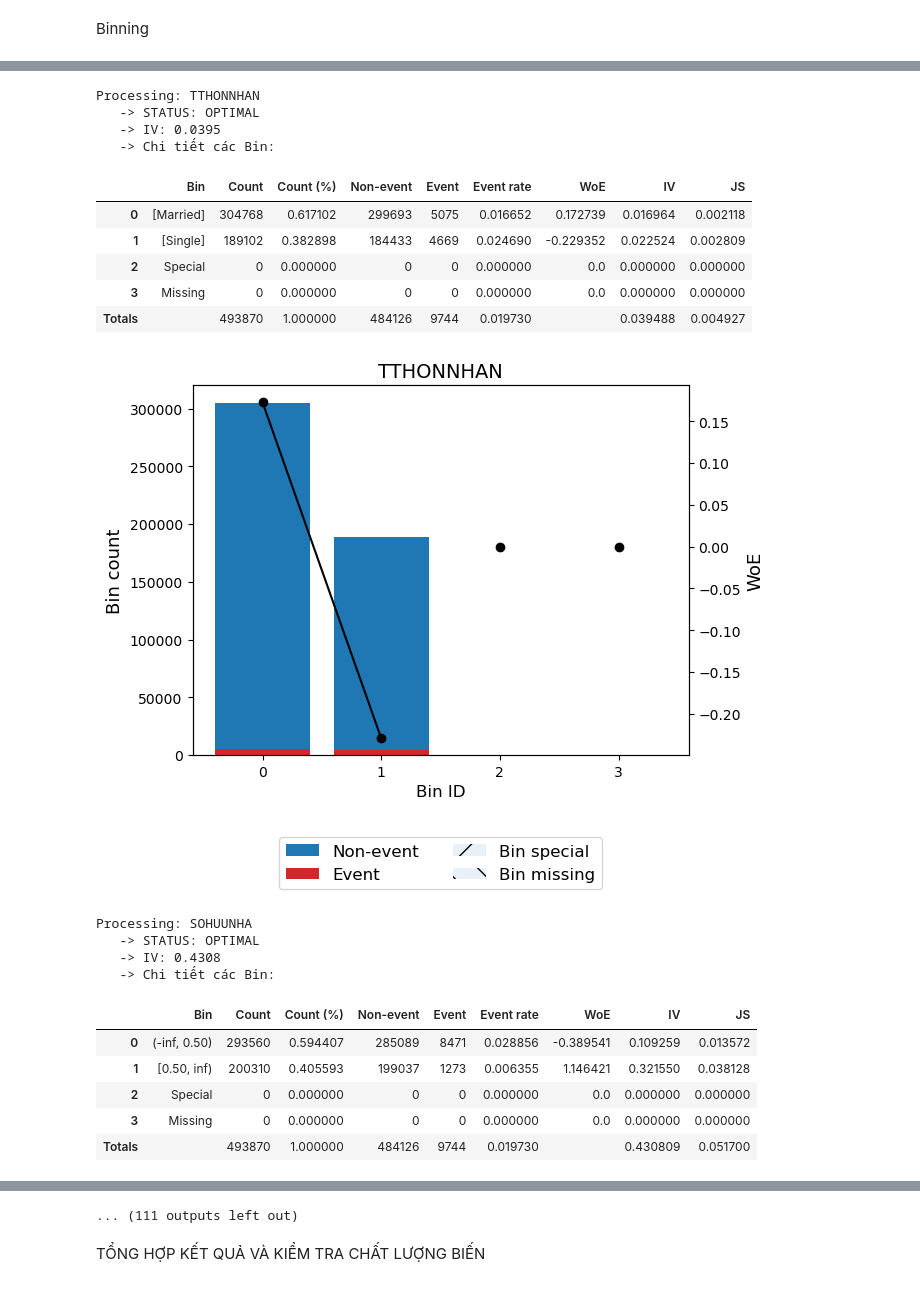
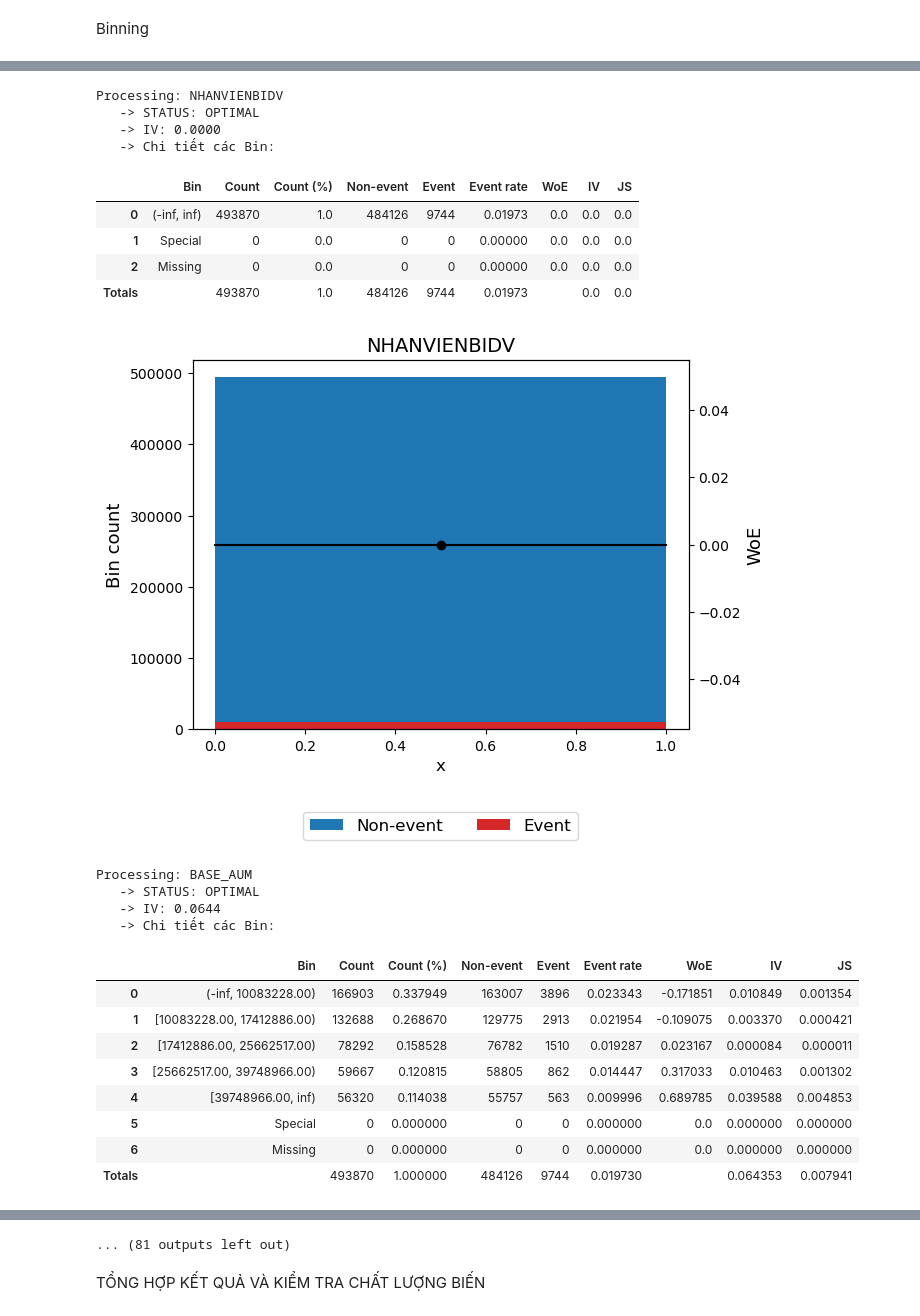
Before and after one commit to ToanNguyn/Khoa-luan, a Jupyter notebook: Log reg/seg1_model.ipynb, the cells around one changed output, grey strips where cells are left out. Cells and saved outputs as stored; diff of their text form; code cells hidden in the pictures.

```diff
--- a/Log reg/seg1_model.ipynb
+++ b/Log reg/seg1_model.ipynb
@@ -24,14 +25,12 @@ train[target_col] = train[target_col].astype(int)
 Binning
 # %%
 forced_cat_cols = [
-    "C_GIOITINH", "TTHONNHAN", "PURCOD_MAX", "PURCOD_MIN",
-    "OCCUPATION_TYPE", "TRINHDO", "MAX_NHOMNOCIC"
+    "C_GIOITINH", "TTHONNHAN", "PURCOD_MAX",
+    "OCCUPATION_TYPE", "MAX_NHOMNOCIC"
 ]
 
 exclude_cols = [
-    "SEGMENT", "SAMPLE_TYPE", "SOCIF", "year",
-    "bad_current", "CASE_ID", target_col,
-    "SNAPSHOT_DATE", "CURE_DATE"
+    "SEGMENT", "SAMPLE_TYPE", target_col
 ]
 
 candidates = [c for c in train.columns if c not in exclude_cols]
@@ -74,7 +73,7 @@ for feature in candidates:
         optb = OptimalBinning(
             name=feature,
             dtype=dtype_input,
-            solver="cp",
+            solver="mip",
             monotonic_trend='auto_asc_desc',
             max_n_bins=5,
             prebinning_method='cart',
@@ -157,21 +155,23 @@ Processing: TRINHDO
-Processing: TTHONNHAN
+Processing: NHANVIENBIDV
    -> STATUS: OPTIMAL
-   -> IV: 0.0395
+   -> IV: 0.0000
    -> Chi tiết các Bin:
 |  | Bin | Count | Count (%) | Non-event | Event | Event rate | WoE | IV | JS |
-| 0 | [Married] | 304768 | 0.617102 | 299693 | 5075 | 0.016652 | 0.172739 | 0.016964 | 0.002118 |
-| 1 | [Single] | 189102 | 0.382898 | 184433 | 4669 | 0.024690 | -0.229352 | 0.022524 | 0.002809 |
-| 2 | Special | 0 | 0.000000 | 0 | 0 | 0.000000 | 0.0 | 0.000000 | 0.000000 |
-| 3 | Missing | 0 | 0.000000 | 0 | 0 | 0.000000 | 0.0 | 0.000000 | 0.000000 |
-| Totals |  | 493870 | 1.000000 | 484126 | 9744 | 0.019730 |  | 0.039488 | 0.004927 |
+| 0 | (-inf, inf) | 493870 | 1.0 | 484126 | 9744 | 0.01973 | 0.0 | 0.0 | 0.0 |
+| 1 | Special | 0 | 0.0 | 0 | 0 | 0.00000 | 0.0 | 0.0 | 0.0 |
+| 2 | Missing | 0 | 0.0 | 0 | 0 | 0.00000 | 0.0 | 0.0 | 0.0 |
+| Totals |  | 493870 | 1.0 | 484126 | 9744 | 0.01973 |  | 0.0 | 0.0 |
-[figure, old version]
+[figure, new version]
-Processing: SOHUUNHA
+Processing: BASE_AUM
    -> STATUS: OPTIMAL
-   -> IV: 0.4308
+   -> IV: 0.0644
    -> Chi tiết các Bin:
 |  | Bin | Count | Count (%) | Non-event | Event | Event rate | WoE | IV | JS |
-| 0 | (-inf, 0.50) | 293560 | 0.594407 | 285089 | 8471 | 0.028856 | -0.389541 | 0.109259 | 0.013572 |
-| 1 | [0.50, inf) | 200310 | 0.405593 | 199037 | 1273 | 0.006355 | 1.146421 | 0.321550 | 0.038128 |
-| 2 | Special | 0 | 0.000000 | 0 | 0 | 0.000000 | 0.0 | 0.000000 | 0.000000 |
-| 3 | Missing | 0 | 0.000000 | 0 | 0 | 0.000000 | 0.0 | 0.000000 | 0.000000 |
-| Totals |  | 493870 | 1.000000 | 484126 | 9744 | 0.019730 |  | 0.430809 | 0.051700 |
+| 0 | (-inf, 10083228.00) | 166903 | 0.337949 | 163007 | 3896 | 0.023343 | -0.171851 | 0.010849 | 0.001354 |
+| 1 | [10083228.00, 17412886.00) | 132688 | 0.268670 | 129775 | 2913 | 0.021954 | -0.109075 | 0.003370 | 0.000421 |
+| 2 | [17412886.00, 25662517.00) | 78292 | 0.158528 | 76782 | 1510 | 0.019287 | 0.023167 | 0.000084 | 0.000011 |
+| 3 | [25662517.00, 39748966.00) | 59667 | 0.120815 | 58805 | 862 | 0.014447 | 0.317033 | 0.010463 | 0.001302 |
+| 4 | [39748966.00, inf) | 56320 | 0.114038 | 55757 | 563 | 0.009996 | 0.689785 | 0.039588 | 0.004853 |
+| 5 | Special | 0 | 0.000000 | 0 | 0 | 0.000000 | 0.0 | 0.000000 | 0.000000 |
+| 6 | Missing | 0 | 0.000000 | 0 | 0 | 0.000000 | 0.0 | 0.000000 | 0.000000 |
+| Totals |  | 493870 | 1.000000 | 484126 | 9744 | 0.019730 |  | 0.064353 | 0.007941 |
@@ -179,4 +179,4 @@ Processing: SOHUUNHA
-... (111 outputs left out)
+... (81 outputs left out)
 # %% [markdown]
 TỔNG HỢP KẾT QUẢ VÀ KIỂM TRA CHẤT LƯỢNG BIẾN
 # %%
```
Also changed, not shown: parts of 13 cells of this notebook, 40 other files.
